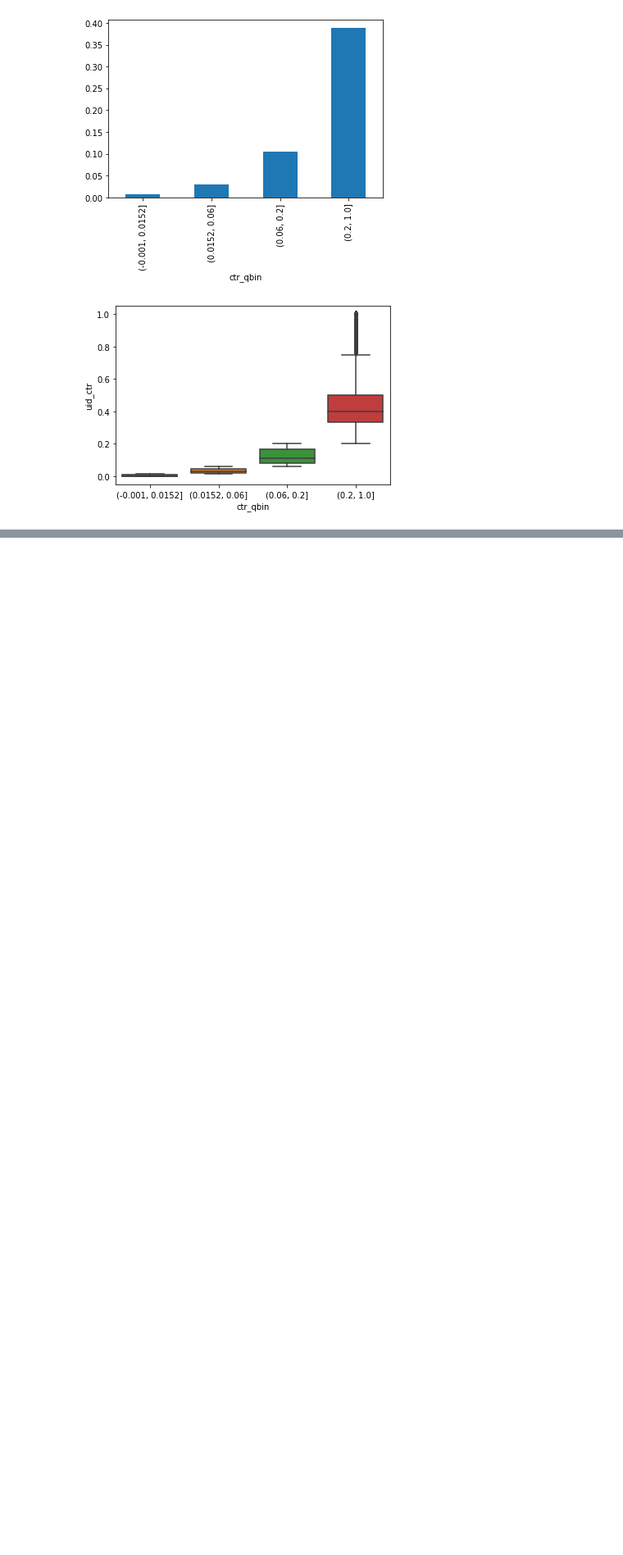
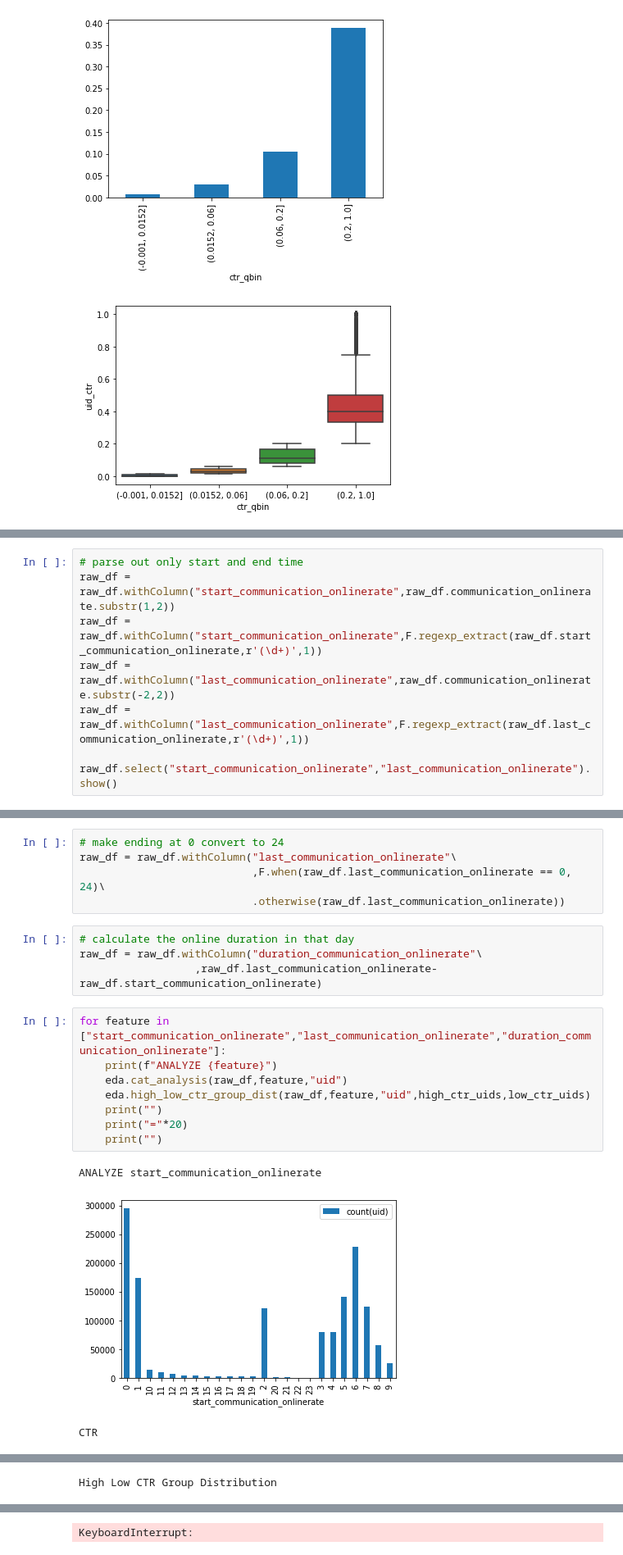
Before and after one commit to xwilchen/MLE_Nanodegree_Capstone, a Jupyter notebook: Exploratory Data Analysis.ipynb, the cells around one changed output, grey strips where cells are left out. Shown: that part at 82% size. Saved outputs shown, nothing was run; the diff lists cells and outputs as text; blank space fills up the shorter version.

```diff
--- a/Exploratory Data Analysis.ipynb
+++ b/Exploratory Data Analysis.ipynb
@@ -379,0 +391,8 @@ Wall time: 3min 27s
+# %%
+# parse out only start and end time
+raw_df = raw_df.withColumn("start_communication_onlinerate",raw_df.communication_onlinerate.substr(1,2))
+raw_df = raw_df.withColumn("start_communication_onlinerate",F.regexp_extract(raw_df.start_communication_onlinerate,r'(\d+)',1))
+raw_df = raw_df.withColumn("last_communication_onlinerate",raw_df.communication_onlinerate.substr(-2,2))
+raw_df = raw_df.withColumn("last_communication_onlinerate",F.regexp_extract(raw_df.last_communication_onlinerate,r'(\d+)',1))
+
+raw_df.select("start_communication_onlinerate","last_communication_onlinerate").show()
@@ -379,0 +417,21 @@ Wall time: 3min 27s
+# %%
+# make ending at 0 convert to 24
+raw_df = raw_df.withColumn("last_communication_onlinerate"\
+                           ,F.when(raw_df.last_communication_onlinerate == 0, 24)\
+                           .otherwise(raw_df.last_communication_onlinerate))
+# %%
+# calculate the online duration in that day
+raw_df = raw_df.withColumn("duration_communication_onlinerate"\
+                  ,raw_df.last_communication_onlinerate-raw_df.start_communication_onlinerate)
+# %%
+for feature in ["start_communication_onlinerate","last_communication_onlinerate","duration_communication_onlinerate"]:
+    print(f"ANALYZE {feature}")
+    eda.cat_analysis(raw_df,feature,"uid")
+    eda.high_low_ctr_group_dist(raw_df,feature,"uid",high_ctr_uids,low_ctr_uids)
+    print("")
+    print("="*20)
+    print("")
+# %% [output]
+ANALYZE start_communication_onlinerate
+[figure, added]
+CTR
@@ -379,0 +439 @@ Wall time: 3min 27s
+High Low CTR Group Distribution
@@ -379,0 +445 @@ Wall time: 3min 27s
+KeyboardInterrupt:
```
Also changed, not shown: parts of 25 cells of this notebook, 2 other files.
